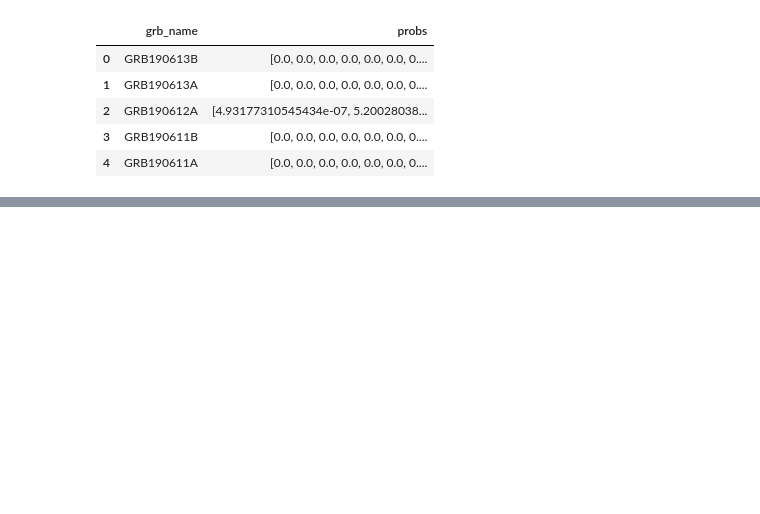
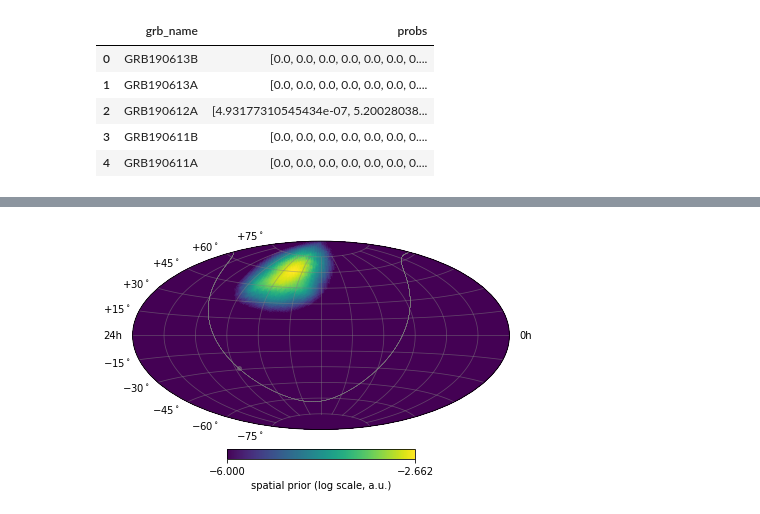
Before and after one commit to ChujieChen/greco_grb, a Jupyter notebook: notebooks/03_check_no_gbm_grb_create_final_grblist.ipynb, the cells around one changed output, grey strips where cells are left out. Cells and saved outputs as stored; diff of their text form; code cells hidden in the pictures; blank space fills up the shorter version.

```diff
--- a/notebooks/03_check_no_gbm_grb_create_final_grblist.ipynb
+++ b/notebooks/03_check_no_gbm_grb_create_final_grblist.ipynb
@@ -223,0 +286,12 @@ healpix_df.head()
+# %%
+fig, ax = plt.subplots (subplot_kw=dict (projection='aitoff'))
+sp = cy.plotting.SkyPlotter(pc_kw=dict())
+mesh, cb = sp.plot_map(ax, np.log10(test64), n_ticks=2)
+kw = dict(color='.5', alpha=.5)
+sp.plot_gp(ax, lw=.5, **kw)
+sp.plot_gc(ax, **kw)
+ax.grid(**kw)
+cb.set_label(r'spatial prior (log scale, a.u.)')
+plt.tight_layout()
+# %% [output]
+[figure, added]
```
Also changed, not shown: parts of 9 cells of this notebook, 1 other file.
